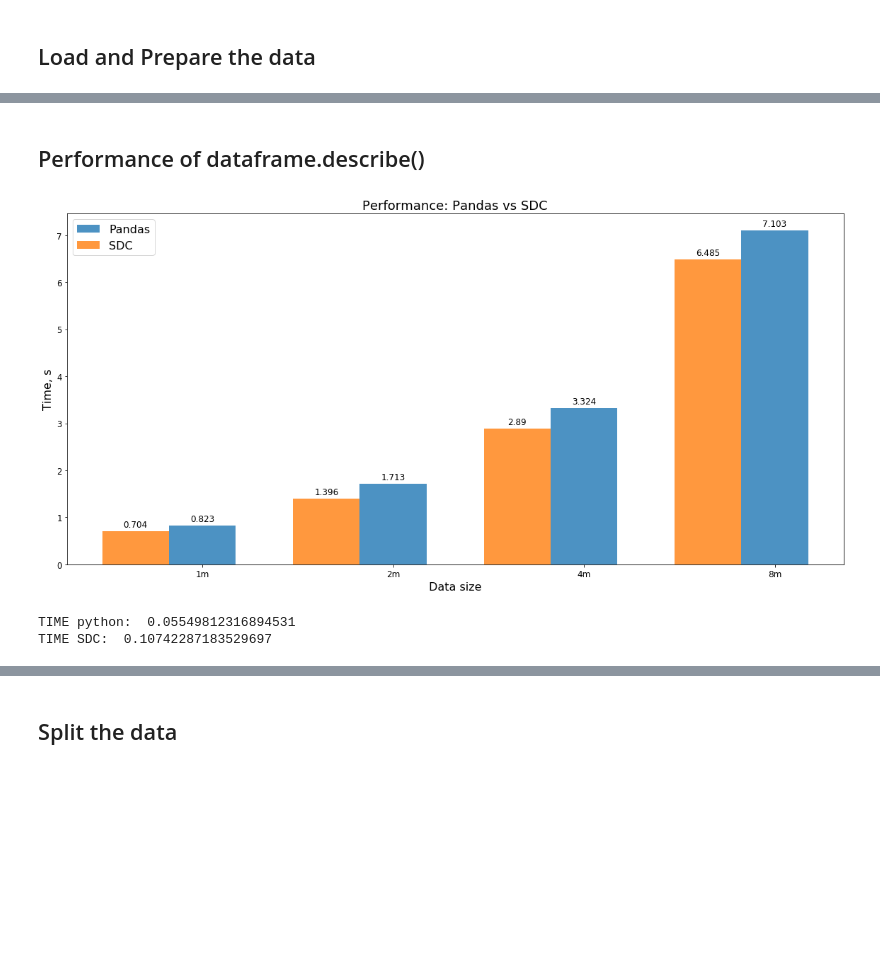
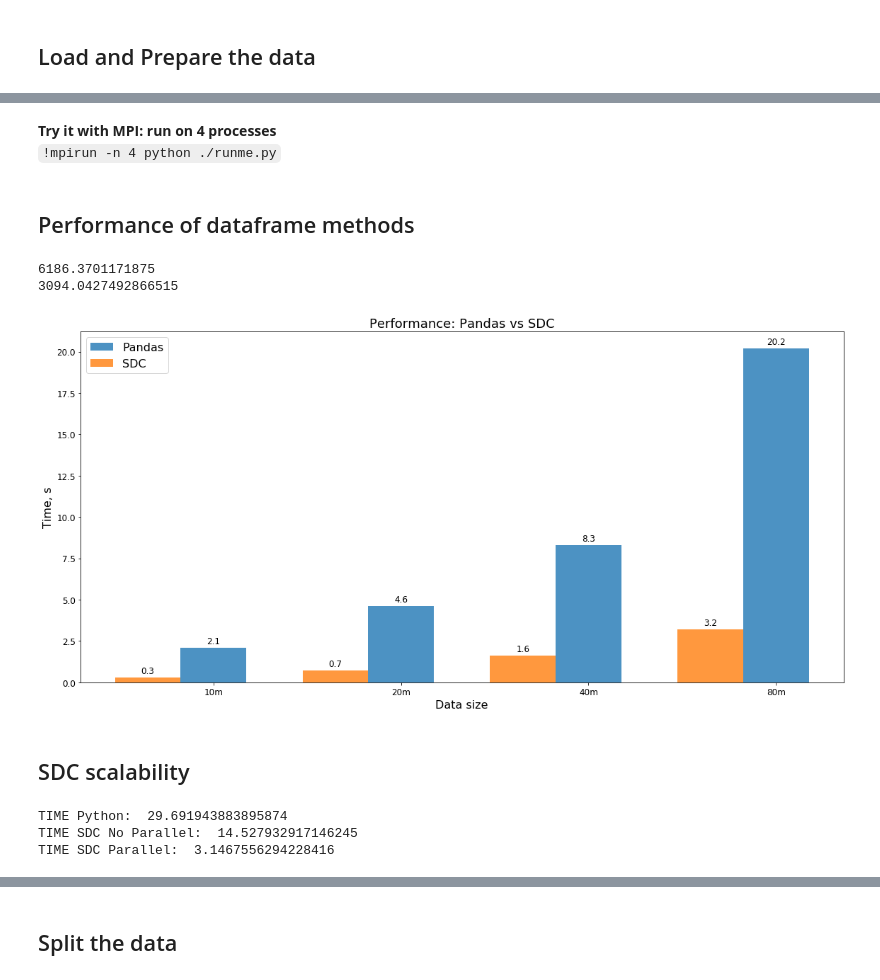
Before and after one commit to IntelPython/sdc, a Jupyter notebook: docs/demos/sdc_demo.ipynb, the cells around one changed output, grey strips where cells are left out. Cells and saved outputs as stored; diff of their text form; code cells hidden in the pictures; blank space fills up the shorter version.

```diff
--- a/docs/demos/sdc_demo.ipynb
+++ b/docs/demos/sdc_demo.ipynb
@@ -107,2 +81,5 @@ pl.plot_performance()
+# %% [markdown]
+**Try it with MPI: run on 4 processes**
+`!mpirun -n 4 python ./runme.py`
 # %% [markdown]
-## Performance of dataframe.describe()
+## Performance of dataframe methods
@@ -116,8 +97,17 @@ def data_describe(df):
+# %%
+data_sum, data_max, data_mean, data_min, data_prod = data_statistics(df)
+print(data_max)
+print(data_mean)
+# %% [output]
+6186.3701171875
+3094.0427492866515
 # %%
-from performance import Plotter
+from plotting import Plotter
 
-pl = Plotter('describe')
+pl = Plotter('statistics')
 pl.plot_performance()
 # %% [output]
-[figure, old version]
+[figure, new version]
+# %% [markdown]
+## SDC scalability
 # %%
@@ -130,10 +119,19 @@ def groupby_operation(df):
-# %%
-sdc_groupby = numba.jit(groupby_operation)
-_, t = groupby_operation(df)
-_, sdc_t = sdc_groupby(df)
-
-print("TIME python: ", t)
-print("TIME SDC: ", sdc_t)
-# %% [output]
-TIME python:  0.05549812316894531
-TIME SDC:  0.10742287183529697
+# %%
+# SDC scalability: multithreading
+s1 = pd.Series(np.repeat(df.altitude.values, 500))
+s2 = pd.Series(np.repeat(df.cadence.values, 500))
+
+sdc_no_parallel = sdc.jit(parallel=False)(data_sum_series)
+sdc_parallel = sdc.jit(parallel=True)(data_sum_series)
+
+_, t_py = data_sum_series(s1, s2)
+_, t_np = sdc_no_parallel(s1, s2)
+_, t_p = sdc_parallel(s1, s2)
+
+print("TIME Python: ", t_py)
+print("TIME SDC No Parallel: ", t_np)
+print("TIME SDC Parallel: ", t_p)
+# %% [output]
+TIME Python:  29.691943883895874
+TIME SDC No Parallel:  14.527932917146245
+TIME SDC Parallel:  3.1467556294228416
```
Also changed, not shown: parts of 23 cells of this notebook, 1 other file.
